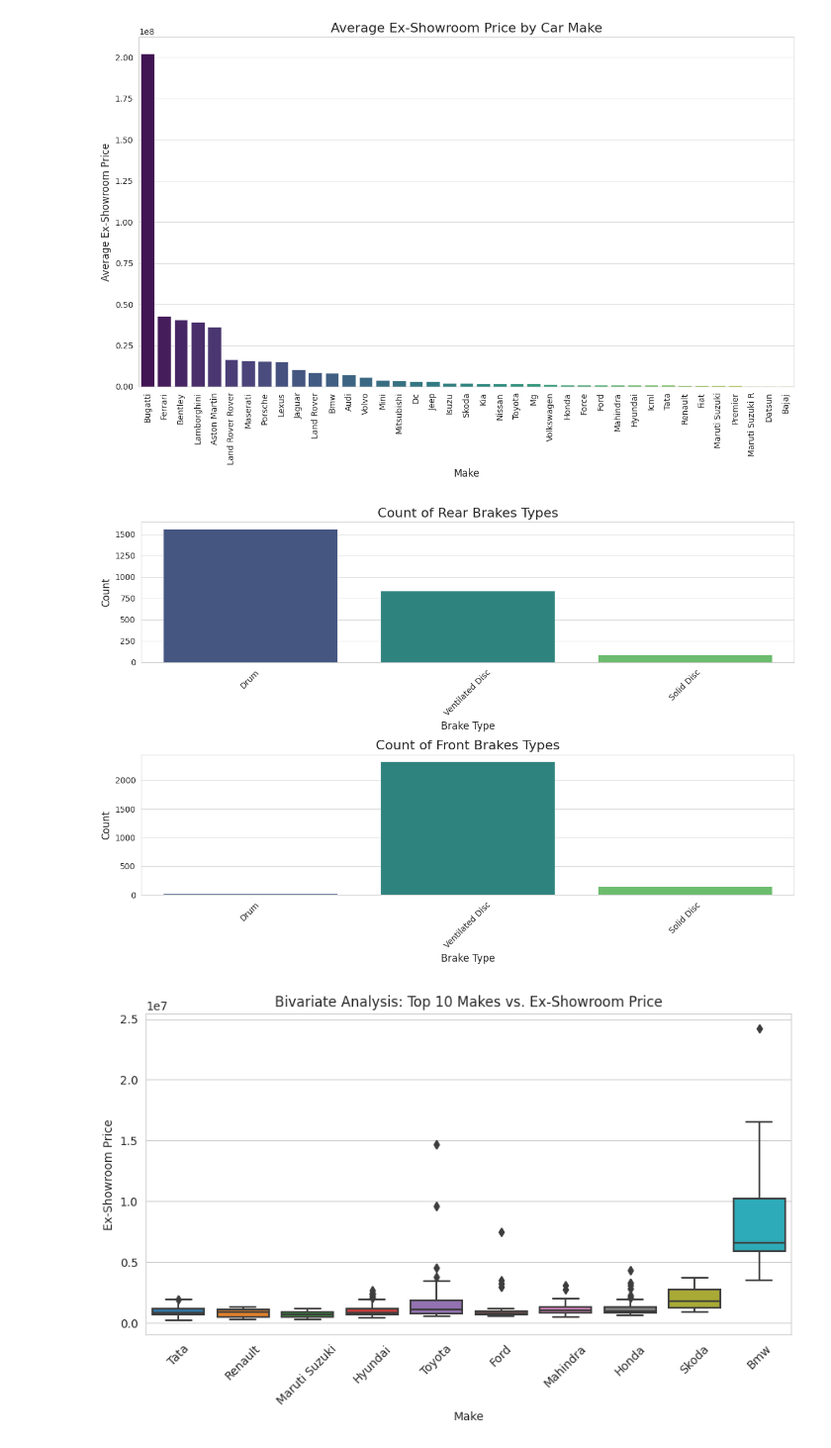
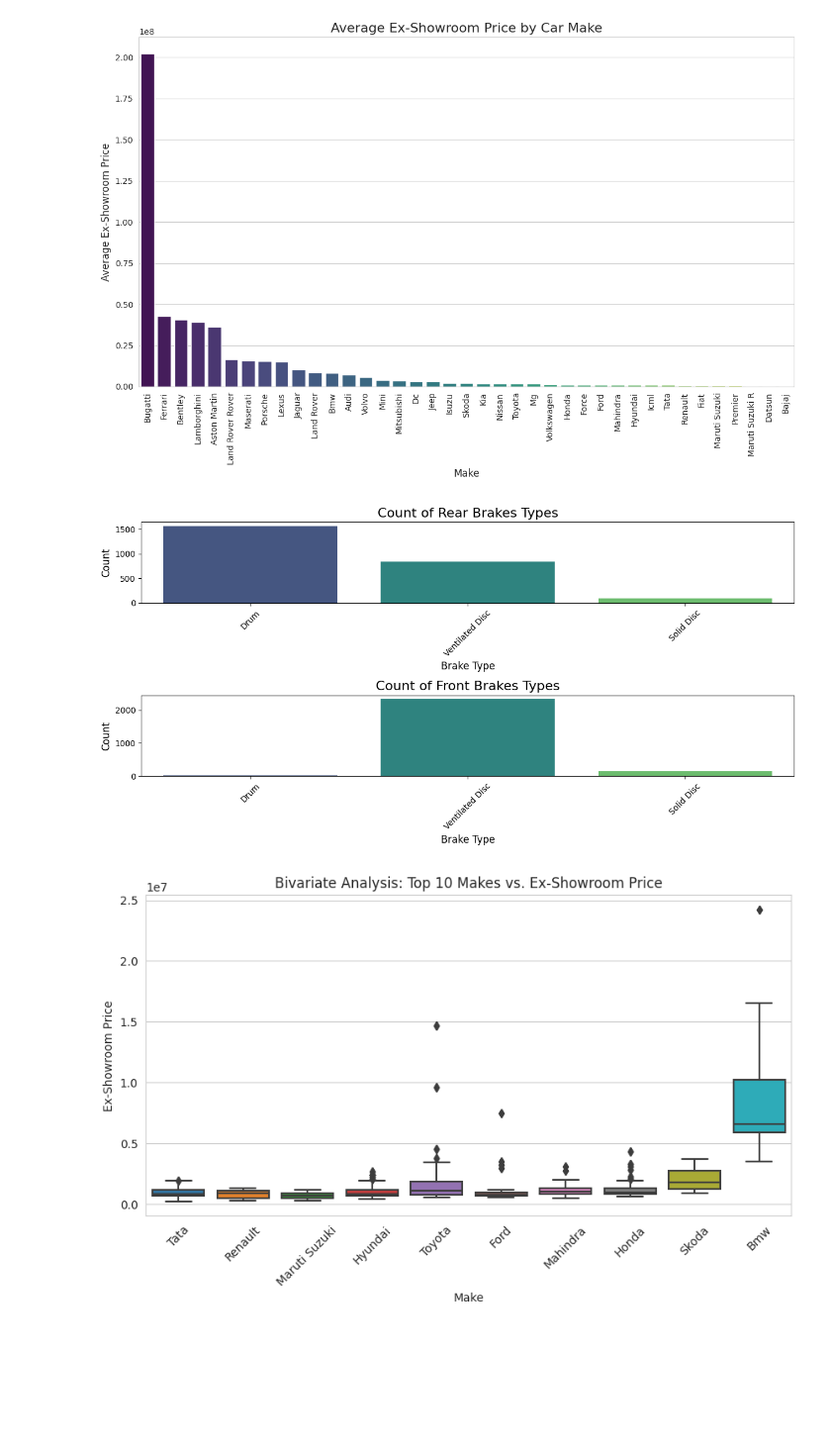
Before and after one commit to siddheshgarje/Sid, a Jupyter notebook: SidDVProject.ipynb, the cells around one changed output. Shown at 99% size. Drawn from its saved outputs; the diff is of its cells as text; code cells hidden in the pictures; blank space fills up the shorter version.

```diff
--- a/SidDVProject.ipynb
+++ b/SidDVProject.ipynb
@@ -782,39 +784,34 @@ plt.show()
 # %% [output]
 [figure]
 # %%
-import pandas as pd
-import matplotlib.pyplot as plt
-import seaborn as sns
 
-# Load your CSV data into a DataFrame
-df = pd.read_csv("/content/drive/MyDrive/Data visualization/sid dv car.csv", encoding='ISO-8859-1')
 
 # Create a figure with two subplots
-plt.figure(figsize=(12, 8))
+plt.figure(figsize=(12, 6))
 
 # Create the first subplot for Rear Brakes
 plt.subplot(2, 1, 1)
 sns.countplot(data=df, x='Rear_Brakes', palette='viridis')
 plt.title('Count of Rear Brakes Types', fontsize=16)
 plt.xlabel('Brake Type', fontsize=12)
 plt.ylabel('Count', fontsize=12)
 plt.xticks(rotation=45)  # Rotate x-axis labels if needed
 
 # Create the second subplot for Front Brakes
 plt.subplot(2, 1, 2)
 sns.countplot(data=df, x='Front_Brakes', palette='viridis')
 plt.title('Count of Front Brakes Types', fontsize=16)
 plt.xlabel('Brake Type', fontsize=12)
 plt.ylabel('Count', fontsize=12)
 plt.xticks(rotation=45)  # Rotate x-axis labels if needed
 
 # Adjust spacing between subplots
 plt.tight_layout()
 
 # Show the plot
 plt.show()
 # %% [output]
-[figure, old version]
+[figure, new version]
 # %%
 import pandas as pd
 import seaborn as sns
```
Also changed, not shown: parts of 19 cells of this notebook.
